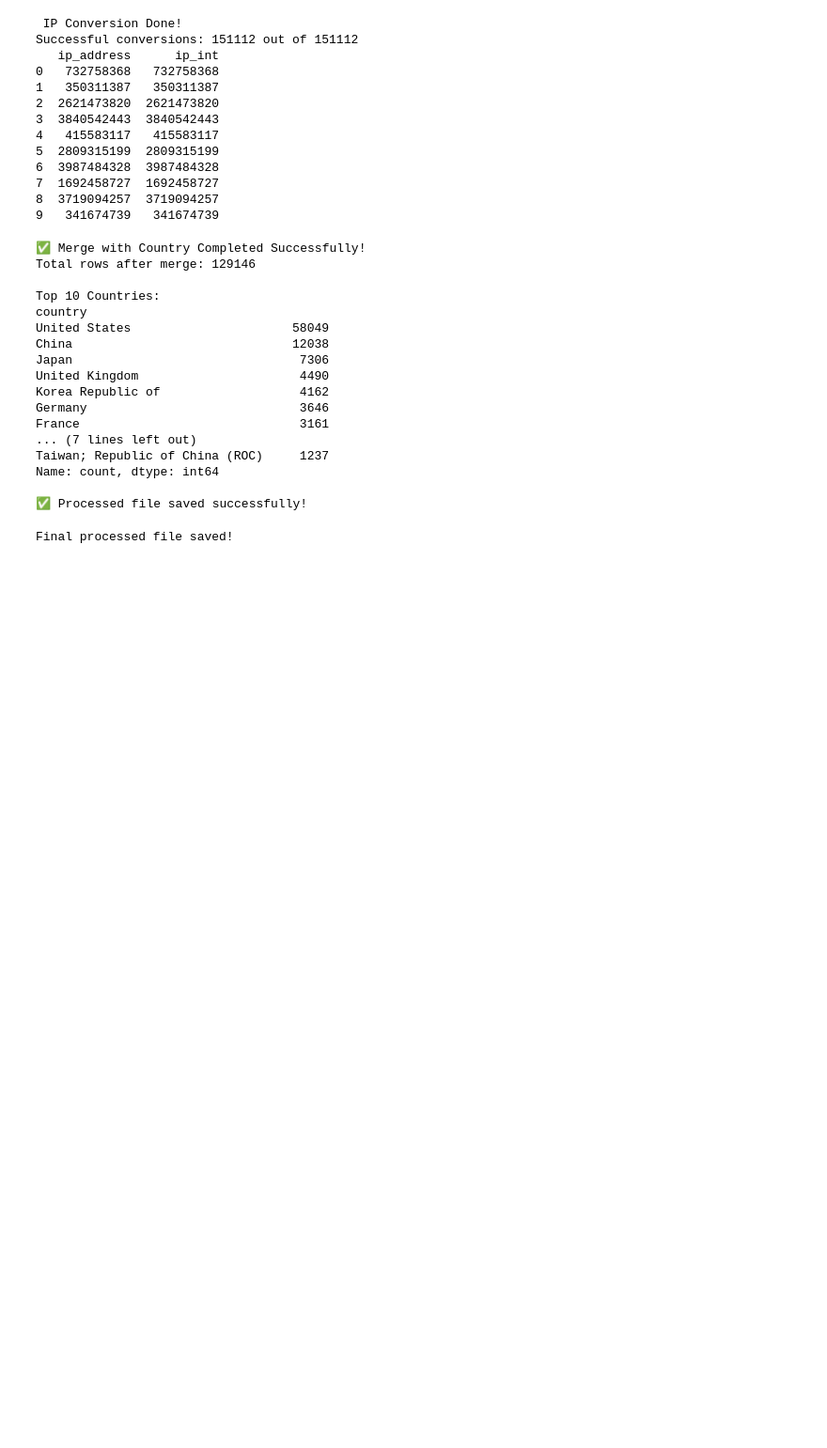
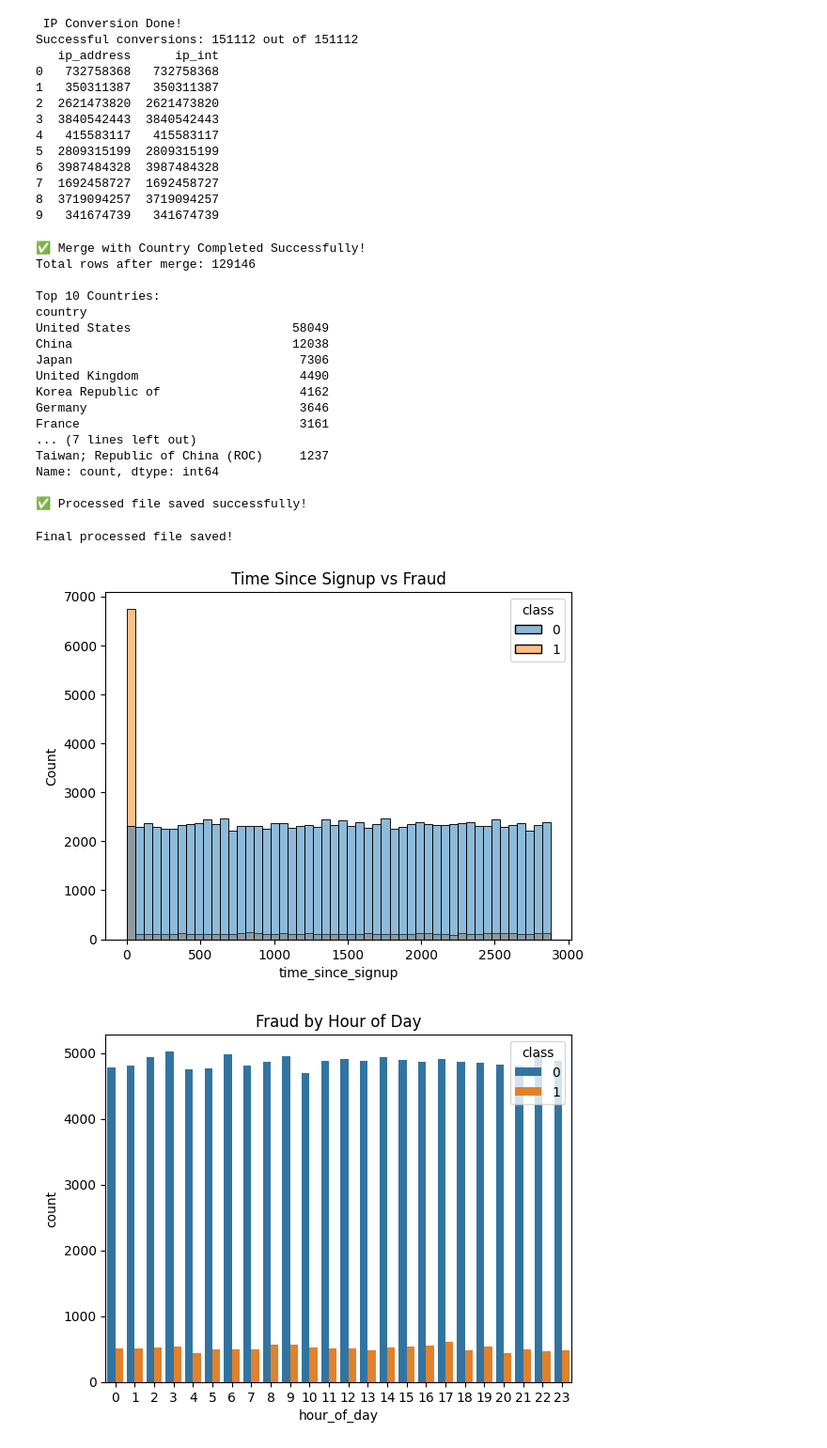
Before and after one commit to Sumeyahassen/fraud-detection-10academy, a Jupyter notebook: notebooks/feature-engineering.ipynb, the cells around one changed output. Shown at 94% size. Saved outputs shown, nothing was run; the diff lists cells and outputs as text; code cells hidden in the pictures; blank space fills up the shorter version.

Commit message:
fraud data visualise after enginnering

```diff
--- a/notebooks/feature-engineering.ipynb
+++ b/notebooks/feature-engineering.ipynb
@@ -116,3 +116,17 @@ fraud.to_csv('../data/processed/fraud_data_processed.csv', index=False)
 print("Final processed file saved!")
 # %% [output]
 Final processed file saved!
+# %%
+import seaborn as sns
+import matplotlib.pyplot as plt
+
+sns.histplot(data=fraud, x='time_since_signup', hue='class', bins=50)
+plt.title('Time Since Signup vs Fraud')
+plt.show()
+
+sns.countplot(x='hour_of_day', hue='class', data=fraud)
+plt.title('Fraud by Hour of Day')
+plt.show()
+# %% [output]
+[figure, added]
+[figure, added]
```
